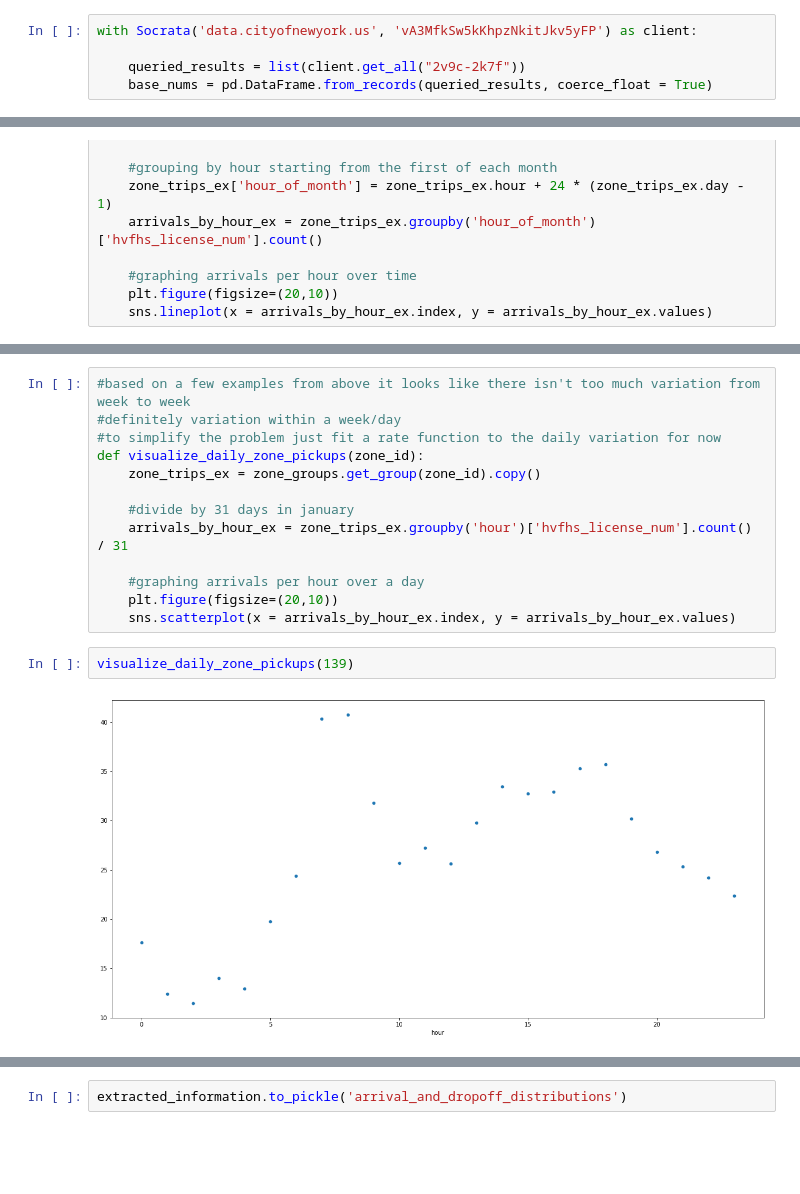
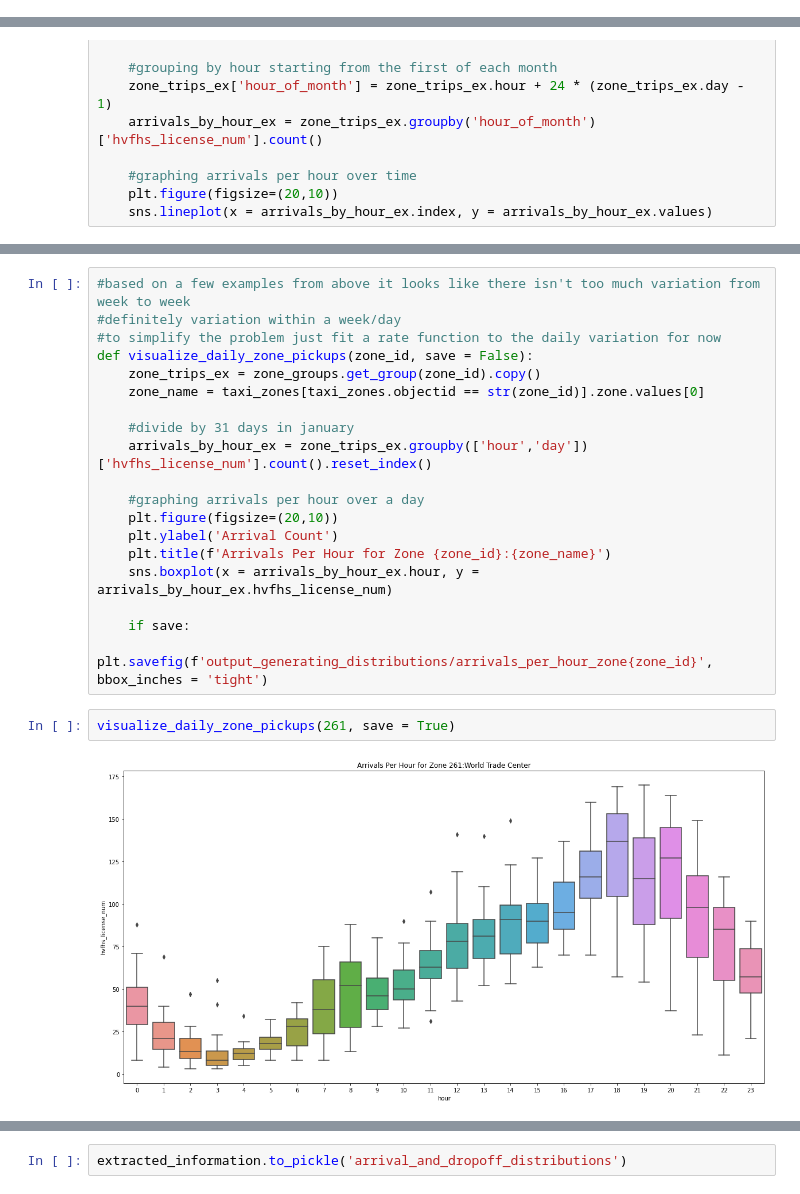
Before and after one commit to anthony001w/uber-nyc-simulation, a Jupyter notebook: generating_pickup_distributions.ipynb, the cells around one changed output, grey strips where cells are left out. Saved outputs shown, nothing was run; the diff lists cells and outputs as text; blank space fills up the shorter version.

```diff
--- a/generating_pickup_distributions.ipynb
+++ b/generating_pickup_distributions.ipynb
@@ -52,8 +21,3 @@ def cleanup_func(trip_df):
     tdf.pickup_datetime = pd.to_datetime(tdf.pickup_datetime)
     tdf.dropoff_datetime = pd.to_datetime(tdf.dropoff_datetime)
     return tdf
-# %%
-with Socrata('data.cityofnewyork.us', 'vA3MfkSw5kKhpzNkitJkv5yFP') as client:
-
-    queried_results = list(client.get_all("2v9c-2k7f"))
-    base_nums = pd.DataFrame.from_records(queried_results, coerce_float = True)
@@ -230,16 +208,22 @@ visualize_zone_pickups_over_month(139)
 #based on a few examples from above it looks like there isn't too much variation from week to week
 #definitely variation within a week/day
 #to simplify the problem just fit a rate function to the daily variation for now
-def visualize_daily_zone_pickups(zone_id):
+def visualize_daily_zone_pickups(zone_id, save = False):
     zone_trips_ex = zone_groups.get_group(zone_id).copy()
+    zone_name = taxi_zones[taxi_zones.objectid == str(zone_id)].zone.values[0]
 
     #divide by 31 days in january
-    arrivals_by_hour_ex = zone_trips_ex.groupby('hour')['hvfhs_license_num'].count() / 31
+    arrivals_by_hour_ex = zone_trips_ex.groupby(['hour','day'])['hvfhs_license_num'].count().reset_index()
 
     #graphing arrivals per hour over a day
     plt.figure(figsize=(20,10))
-    sns.scatterplot(x = arrivals_by_hour_ex.index, y = arrivals_by_hour_ex.values)
+    plt.ylabel('Arrival Count')
+    plt.title(f'Arrivals Per Hour for Zone {zone_id}:{zone_name}')
+    sns.boxplot(x = arrivals_by_hour_ex.hour, y = arrivals_by_hour_ex.hvfhs_license_num)
+
+    if save:
+        plt.savefig(f'output_generating_distributions/arrivals_per_hour_zone{zone_id}', bbox_inches = 'tight')
 # %%
-visualize_daily_zone_pickups(139)
+visualize_daily_zone_pickups(261, save = True)
 # %% [output]
-[figure, old version]
+[figure, new version]
```
Also changed, not shown: parts of 26 cells of this notebook, 1 other file.
